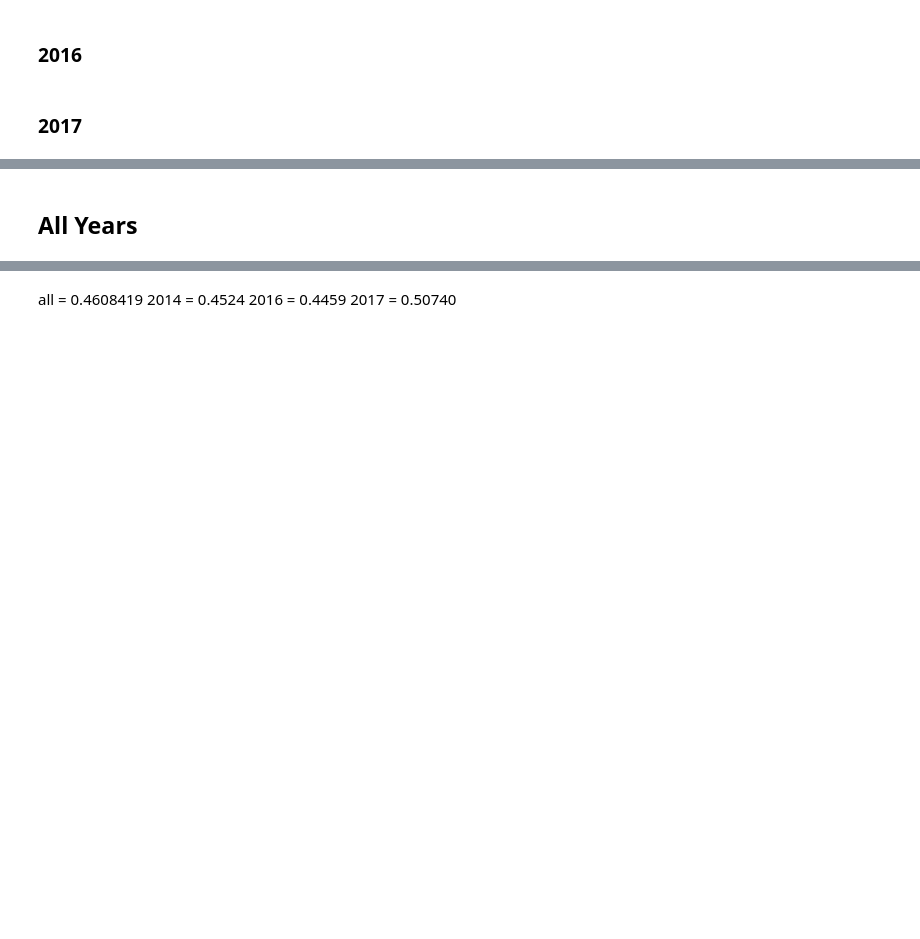
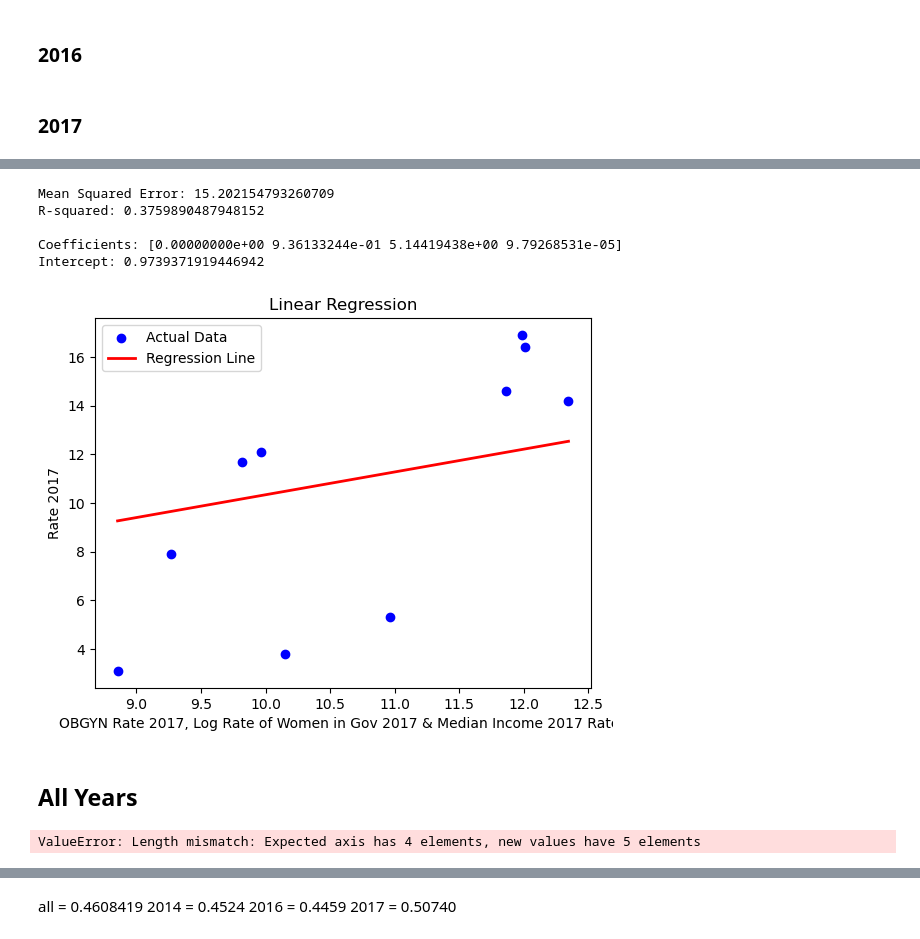
Before and after one commit to COGS108/Group070_WI24, a Jupyter notebook: FinalProject_Group070_WI24.ipynb, the cells around one changed output, grey strips where cells are left out. Saved outputs shown, nothing was run; the diff lists cells and outputs as text; code cells hidden in the pictures; blank space fills up the shorter version.

```diff
--- a/FinalProject_Group070_WI24.ipynb
+++ b/FinalProject_Group070_WI24.ipynb
@@ -808,3 +824,60 @@ BetaVector_2017 = model_2017.coef_
+# %%
+df["Intercept"] = 1
+X = df[["Intercept", "OBGYN Rate 2017", "Log Rate of Women in Gov 2017", "Median Income 2017"]]
+y = df["Rate 2017"]
+
+# Splitting the data into training and testing sets
+X_train, X_test, y_train, y_test = train_test_split(X, y, test_size=0.2, random_state=42)
+
+# Creating a linear regression model
+model = LinearRegression()
+
+# Training the model
+model.fit(X_train, y_train)
+
+# Making predictions on the test set
+y_pred = model.predict(X_test)
+
+# Evaluating the model
+mse = mean_squared_error(y_test, y_pred)
+r2 = r2_score(y_test, y_pred)
+
+print("Mean Squared Error:", mse)
+print("R-squared:", r2)
+print("\nCoefficients:", model.coef_)
+print("Intercept:", model.intercept_)
+
+# Define the range of x values for the regression line
+x_values = np.linspace(X_test["OBGYN Rate 2017"].min(), X_test["OBGYN Rate 2017"].max(), num=100)
+
+# Calculate the predicted y values using the coefficients
+intercept = model.intercept_
+coef = model.coef_[1]  # coefficient for "OBGYN Rate 2017"
+y_values = intercept + coef * x_values
+
+# Plotting the actual data points
+plt.scatter(X_test["OBGYN Rate 2017"], y_test, color='blue', label='Actual Data')
+
+# Plotting the regression line
+plt.plot(x_values, y_values, color='red', linewidth=2, label='Regression Line')
+
+# Adding labels and title
+plt.xlabel('OBGYN Rate 2017, Log Rate of Women in Gov 2017 & Median Income 2017 Rates')
+plt.ylabel('Rate 2017')
+plt.title('Linear Regression')
+
+# Adding legend
+plt.legend()
+
+# Display the plot
+plt.show()
+# %% [output]
+Mean Squared Error: 15.202154793260709
+R-squared: 0.3759890487948152
+
+Coefficients: [0.00000000e+00 9.36133244e-01 5.14419438e+00 9.79268531e-05]
+Intercept: 0.9739371919446942
+[figure, added]
 # %% [markdown]
 ## All Years
 # %%
@@ -843,6 +916,8 @@ r2_train_all = r2_score(y_train, train_pred)
 
 Beta0_all = model_all.intercept_
 BetaVector_all = model_all.coef_
+# %% [output]
+ValueError: Length mismatch: Expected axis has 4 elements, new values have 5 elements
 # %%
 r2_vals = {
     'Dataset': ['2014', '2016', '2017', 'All'],
```
Also changed, not shown: parts of 9 cells of this notebook.
